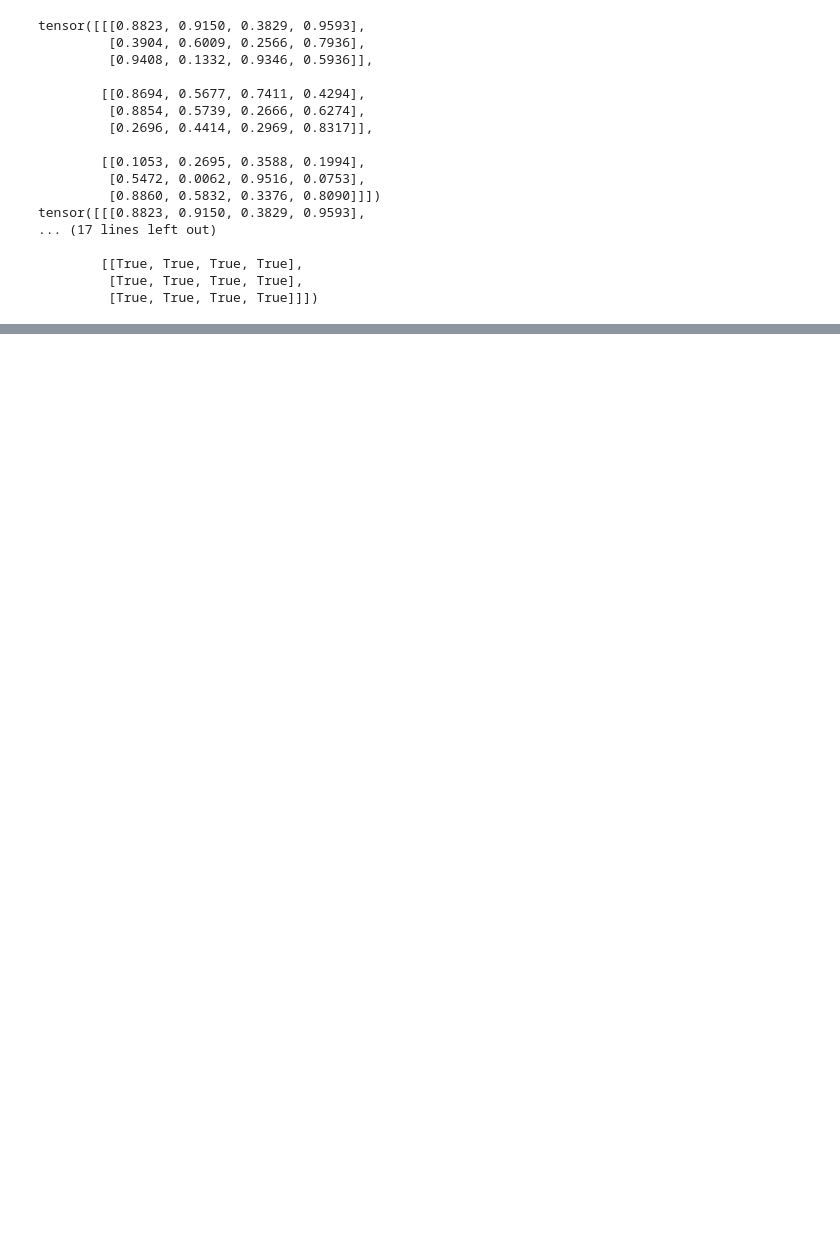
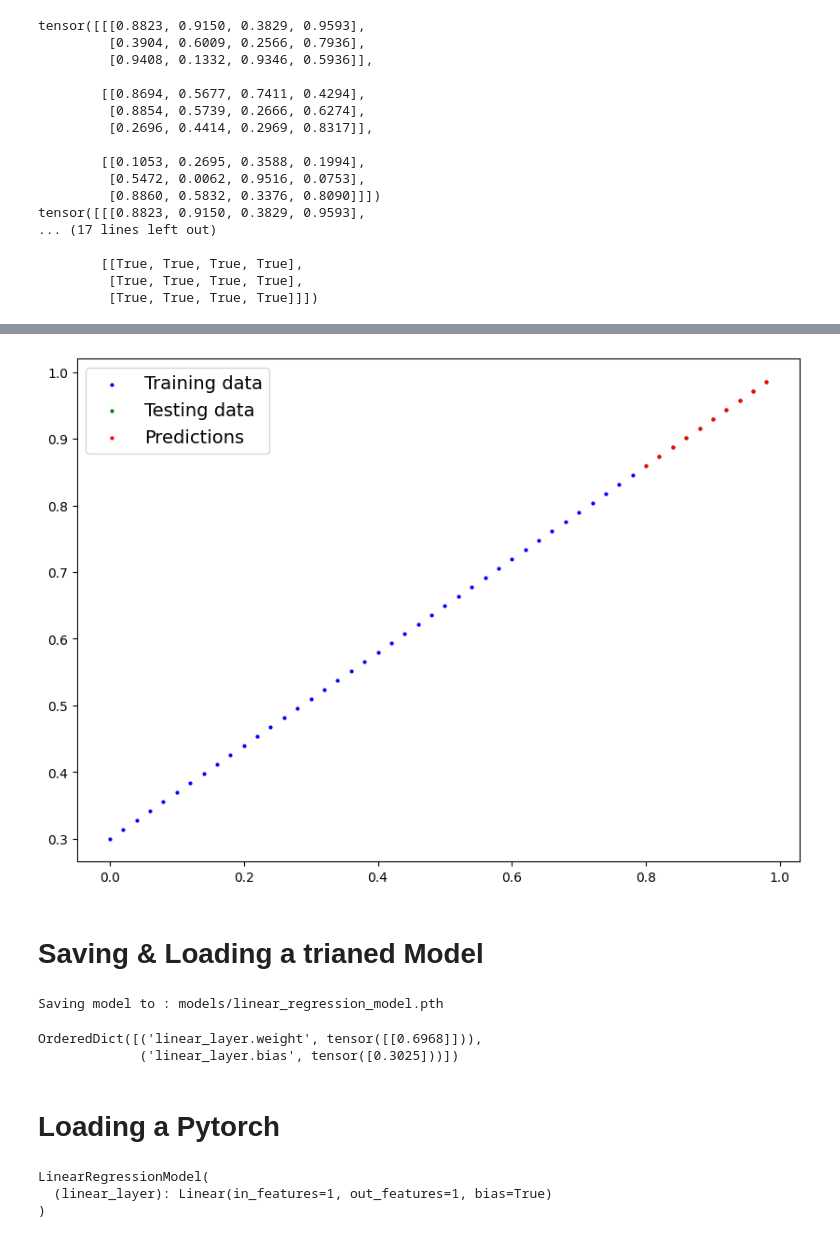
Before and after one commit to esslmmm/Pytorch_Tutorial, a Jupyter notebook: app.ipynb, the cells around one changed output, grey strips where cells are left out. Cells and saved outputs as stored; diff of their text form; code cells hidden in the pictures; blank space fills up the shorter version.

```diff
--- a/app.ipynb
+++ b/app.ipynb
@@ -440,0 +564,5 @@ tensor([[[0.8823, 0.9150, 0.3829, 0.9593],
+# %%
+#set the manual seed
+torch.manual_seed(42)
+model = LinearRegressionModel()
+model, model.state_dict()  # state_dict - model's parameters (weights and bias)
@@ -440,0 +592,8 @@ tensor([[[0.8823, 0.9150, 0.3829, 0.9593],
+# %%
+#Setuo loss function
+loss_fn = nn.L1Loss()  # MAE
+
+#Setup optimizer
+optimizer = torch.optim.SGD(params=model.parameters(), lr=0.01)  # Stochastic Gradient Descent
+# model.parameters() → the weights and biases to update
+# lr=0.01 → learning rate (how big each update step is) (hyperparameter)
@@ -440,0 +672,8 @@ tensor([[[0.8823, 0.9150, 0.3829, 0.9593],
+# %%
+#Turn model to evaluation mode
+model.eval()
+
+#Make predictions on the test data
+with torch.inference_mode():
+    y_preds = model(X_test.to(device))
+y_preds
@@ -440,0 +691,45 @@ tensor([[[0.8823, 0.9150, 0.3829, 0.9593],
+# %%
+plot_predictions(predictions=y_preds.cpu())
+# %% [output]
+[figure, added]
+# %% [markdown]
+# Saving & Loading a trianed Model
+# %%
+from pathlib import Path
+
+#Create model directory
+MODEL_PATH = Path('models')
+MODEL_PATH.mkdir(parents=True, exist_ok=True)
+
+# Create model save path
+MODEL_NAME = 'linear_regression_model.pth'
+MODEL_SAVE_PATH = MODEL_PATH / MODEL_NAME
+
+#Save the model state_dict
+print(f'Saving model to : {MODEL_SAVE_PATH}')
+torch.save(obj=model.state_dict(),
+           f=MODEL_SAVE_PATH)
+# %% [output]
+Saving model to : models/linear_regression_model.pth
+# %%
+model.state_dict()
+# %% [output]
+OrderedDict([('linear_layer.weight', tensor([[0.6968]])),
+             ('linear_layer.bias', tensor([0.3025]))])
+# %% [markdown]
+# Loading a Pytorch
+# %%
+loaded_model = LinearRegressionModel()
+
+#Model load path
+MODEL_SAVE = "models/linear_regression_model.pth"
+
+#Create a new instance of the model class
+loaded_model.load_state_dict(torch.load(MODEL_SAVE))
+
+#Put the loaded model to the target device
+loaded_model.to(device)
+# %% [output]
+LinearRegressionModel(
+  (linear_layer): Linear(in_features=1, out_features=1, bias=True)
+)
```
Also changed, not shown: parts of 30 cells of this notebook, 1 other file.
